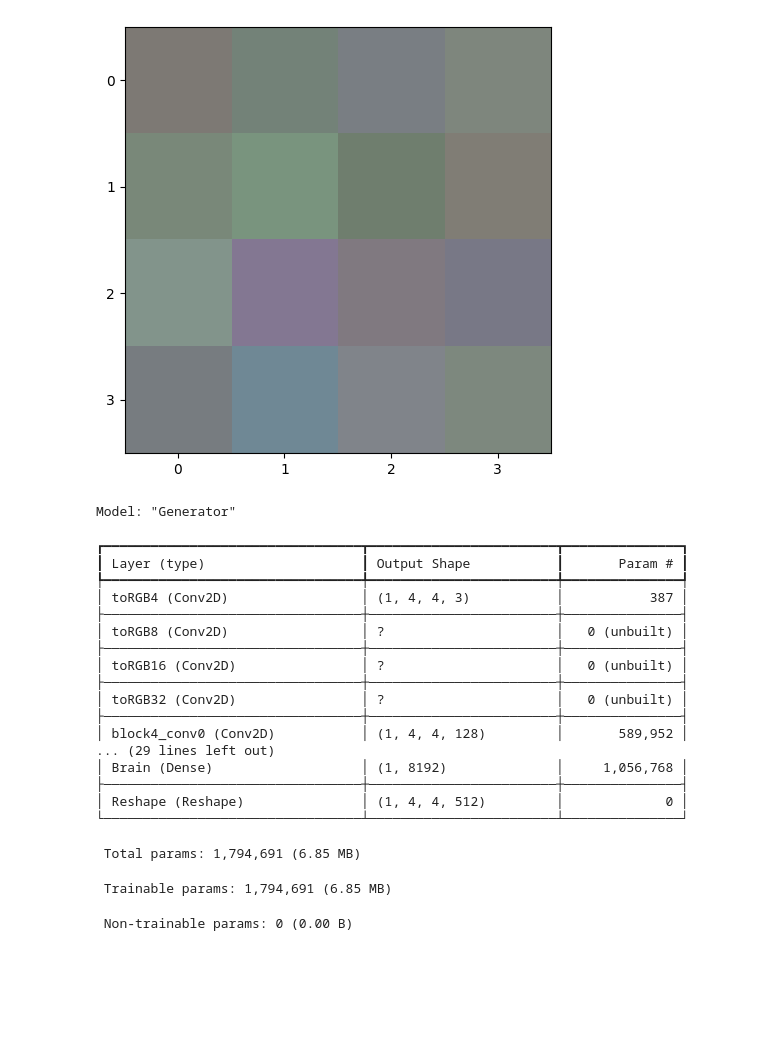
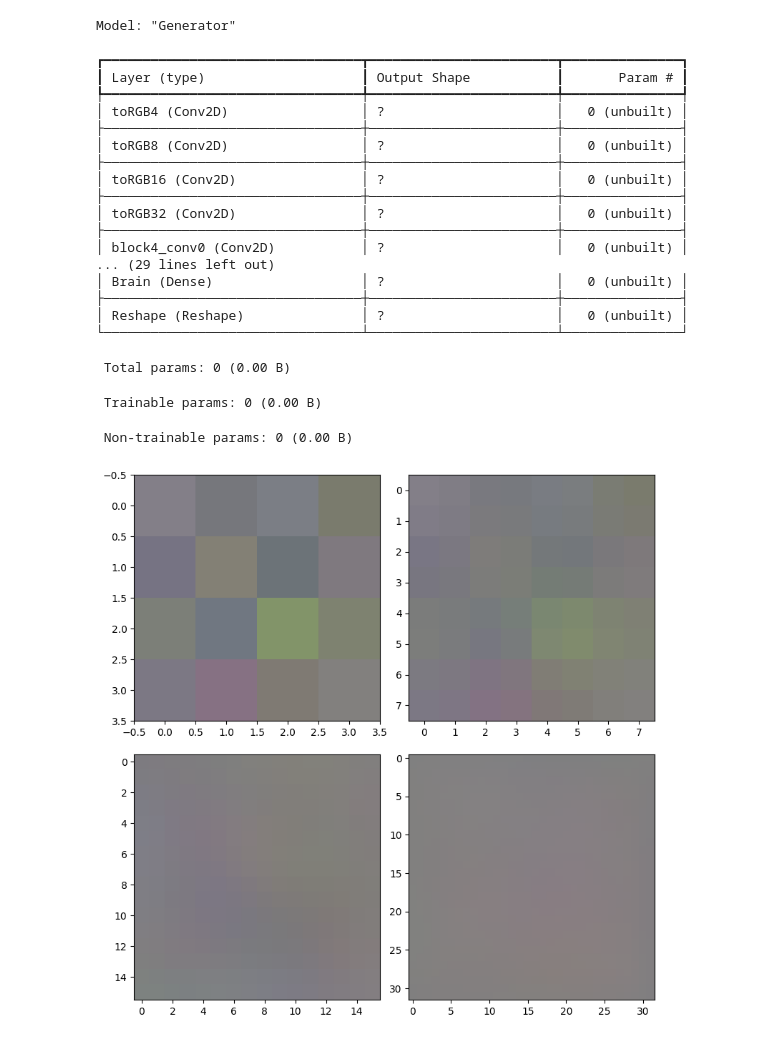
Before and after one commit to Villeneve/ProgressiveGAN, a Jupyter notebook: sandbox.ipynb, the cells around one changed output. Saved outputs shown, nothing was run; the diff lists cells and outputs as text; code cells hidden in the pictures; blank space fills up the shorter version.

```diff
--- a/sandbox.ipynb
+++ b/sandbox.ipynb
@@ -7,34 +7,36 @@ import numpy as np
 from src.model import Generator
 # %%
 gen = Generator(name='Generator')
+gen.summary()
+# %% [output]
+Model: "Generator"
+┏━━━━━━━━━━━━━━━━━━━━━━━━━━━━━━━━━┳━━━━━━━━━━━━━━━━━━━━━━━━┳━━━━━━━━━━━━━━━┓
+┃ Layer (type)                    ┃ Output Shape           ┃       Param # ┃
+┡━━━━━━━━━━━━━━━━━━━━━━━━━━━━━━━━━╇━━━━━━━━━━━━━━━━━━━━━━━━╇━━━━━━━━━━━━━━━┩
+│ toRGB4 (Conv2D)                 │ ?                      │   0 (unbuilt) │
+├─────────────────────────────────┼────────────────────────┼───────────────┤
+│ toRGB8 (Conv2D)                 │ ?                      │   0 (unbuilt) │
+├─────────────────────────────────┼────────────────────────┼───────────────┤
+│ toRGB16 (Conv2D)                │ ?                      │   0 (unbuilt) │
+├─────────────────────────────────┼────────────────────────┼───────────────┤
+│ toRGB32 (Conv2D)                │ ?                      │   0 (unbuilt) │
+├─────────────────────────────────┼────────────────────────┼───────────────┤
+│ block4_conv0 (Conv2D)           │ ?                      │   0 (unbuilt) │
+... (29 lines left out)
+│ Brain (Dense)                   │ ?                      │   0 (unbuilt) │
+├─────────────────────────────────┼────────────────────────┼───────────────┤
+│ Reshape (Reshape)               │ ?                      │   0 (unbuilt) │
+└─────────────────────────────────┴────────────────────────┴───────────────┘
+ Total params: 0 (0.00 B)
+ Trainable params: 0 (0.00 B)
+ Non-trainable params: 0 (0.00 B)
 # %%
-img = gen(tf.random.normal((1,128)))
-plt.imshow(np.uint8(img[0][0]*127.5+127.5))
-plt.xticks([0,1,2,3])
-plt.yticks([0,1,2,3])
+imgs = gen(tf.random.normal((1,128),0,1))
+fig, ax = plt.subplots(2,2,figsize=(8,8))
+ax = ax.ravel()
+for i in range(4):
+    ax[i].imshow(np.uint8(imgs[i][0]*127.5+127.5))
 plt.tight_layout()
 plt.show()
-gen.summary()
 # %% [output]
-[figure, old version]
+[figure, new version]
-Model: "Generator"
-┏━━━━━━━━━━━━━━━━━━━━━━━━━━━━━━━━━┳━━━━━━━━━━━━━━━━━━━━━━━━┳━━━━━━━━━━━━━━━┓
-┃ Layer (type)                    ┃ Output Shape           ┃       Param # ┃
-┡━━━━━━━━━━━━━━━━━━━━━━━━━━━━━━━━━╇━━━━━━━━━━━━━━━━━━━━━━━━╇━━━━━━━━━━━━━━━┩
-│ toRGB4 (Conv2D)                 │ (1, 4, 4, 3)           │           387 │
-├─────────────────────────────────┼────────────────────────┼───────────────┤
-│ toRGB8 (Conv2D)                 │ ?                      │   0 (unbuilt) │
-├─────────────────────────────────┼────────────────────────┼───────────────┤
-│ toRGB16 (Conv2D)                │ ?                      │   0 (unbuilt) │
-├─────────────────────────────────┼────────────────────────┼───────────────┤
-│ toRGB32 (Conv2D)                │ ?                      │   0 (unbuilt) │
-├─────────────────────────────────┼────────────────────────┼───────────────┤
-│ block4_conv0 (Conv2D)           │ (1, 4, 4, 128)         │       589,952 │
-... (29 lines left out)
-│ Brain (Dense)                   │ (1, 8192)              │     1,056,768 │
-├─────────────────────────────────┼────────────────────────┼───────────────┤
-│ Reshape (Reshape)               │ (1, 4, 4, 512)         │             0 │
-└─────────────────────────────────┴────────────────────────┴───────────────┘
- Total params: 1,794,691 (6.85 MB)
- Trainable params: 1,794,691 (6.85 MB)
- Non-trainable params: 0 (0.00 B)
```
Also changed, not shown: 1 other file.
